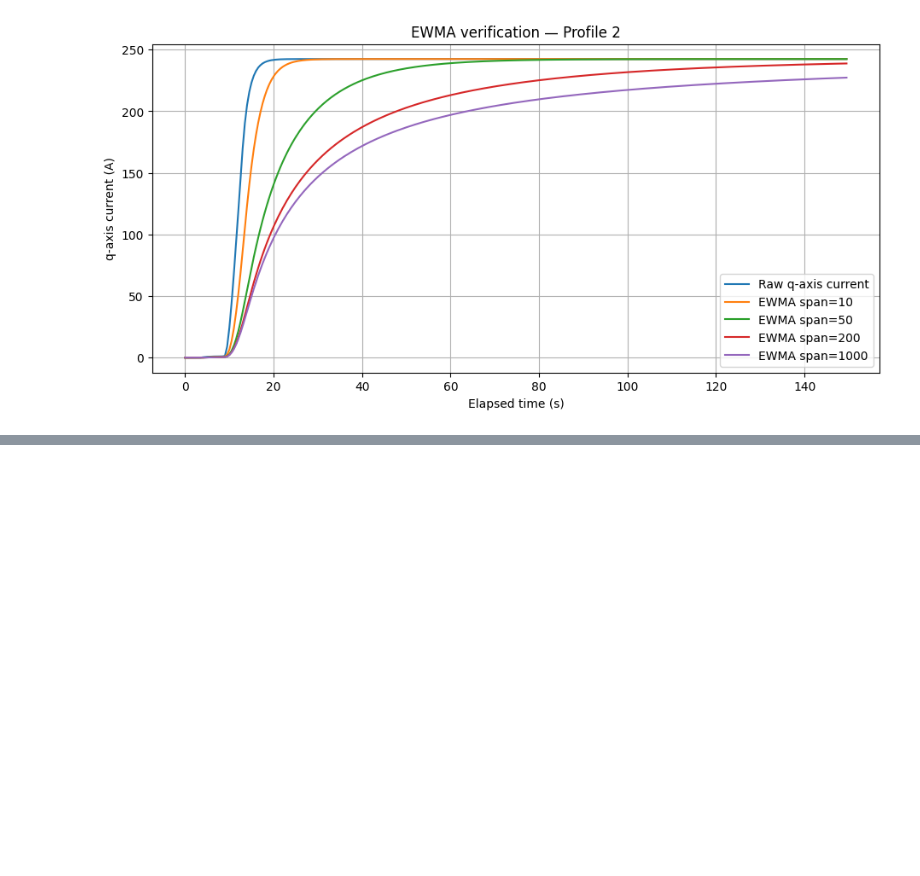
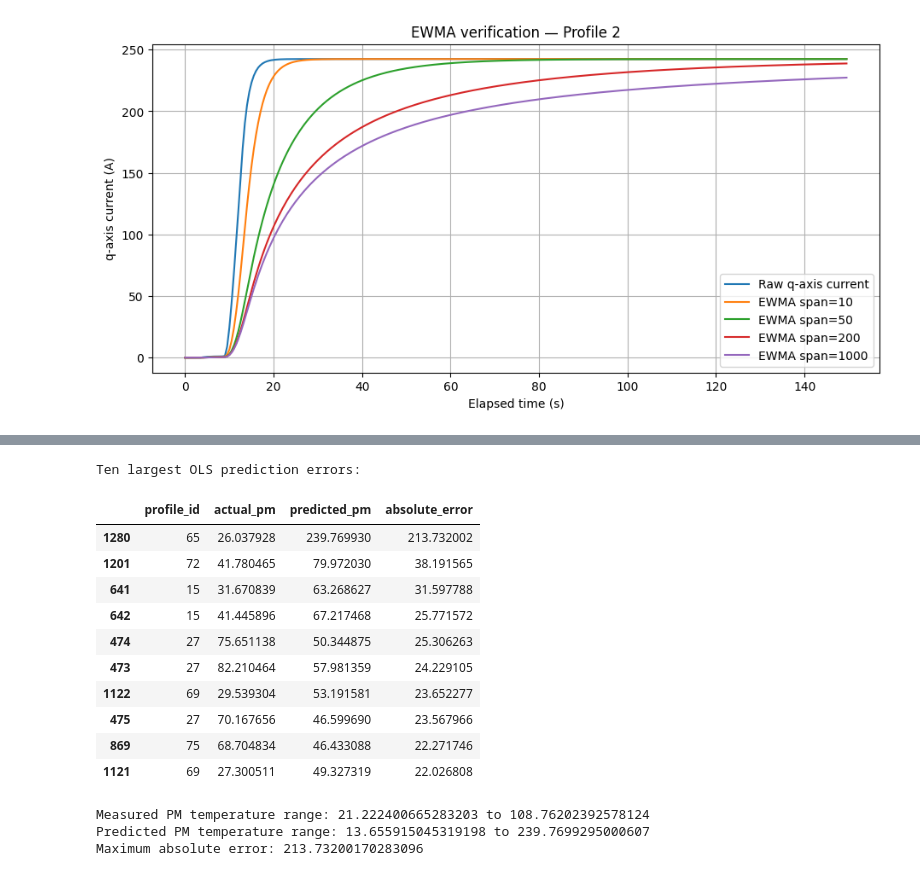
Before and after one commit to Fdau0002/Permanent-Magnet-Temperature-Estimate, a Jupyter notebook: Permanent_Magnet_Temperature_Estimation.ipynb, the cells around one changed output, grey strips where cells are left out. Cells and saved outputs as stored; diff of their text form; code cells hidden in the pictures; blank space fills up the shorter version.

```diff
--- a/Permanent_Magnet_Temperature_Estimation.ipynb
+++ b/Permanent_Magnet_Temperature_Estimation.ipynb
@@ -597,0 +1148,64 @@ plt.show()
+# %%
+
+# STEP 6.2E — Investigate OLS prediction outliers
+
+ols_pipeline = Pipeline([
+    ("scaler", StandardScaler()),
+    ("model", LinearRegression())
+])
+
+ols_pipeline.fit(X_train, y_train)
+
+ols_predictions = ols_pipeline.predict(X_val)
+
+ols_diagnostics = pd.DataFrame({
+    "profile_id": val_sample["profile_id"].to_numpy(),
+    "actual_pm": y_val.to_numpy(),
+    "predicted_pm": ols_predictions
+})
+
+ols_diagnostics["absolute_error"] = abs(
+    ols_diagnostics["actual_pm"]
+    - ols_diagnostics["predicted_pm"]
+)
+
+print("Ten largest OLS prediction errors:")
+
+display(
+    ols_diagnostics.nlargest(
+        10, "absolute_error"
+    )
+)
+
+print(
+    "\nMeasured PM temperature range:",
+    y_val.min(), "to", y_val.max()
+)
+
+print(
+    "Predicted PM temperature range:",
+    ols_predictions.min(),
+    "to",
+    ols_predictions.max()
+)
+
+print(
+    "Maximum absolute error:",
+    ols_diagnostics["absolute_error"].max()
+)
+# %% [output]
+Ten largest OLS prediction errors:
+|  | profile_id | actual_pm | predicted_pm | absolute_error |
+| 1280 | 65 | 26.037928 | 239.769930 | 213.732002 |
+| 1201 | 72 | 41.780465 | 79.972030 | 38.191565 |
+| 641 | 15 | 31.670839 | 63.268627 | 31.597788 |
+| 642 | 15 | 41.445896 | 67.217468 | 25.771572 |
+| 474 | 27 | 75.651138 | 50.344875 | 25.306263 |
+| 473 | 27 | 82.210464 | 57.981359 | 24.229105 |
+| 1122 | 69 | 29.539304 | 53.191581 | 23.652277 |
+| 475 | 27 | 70.167656 | 46.599690 | 23.567966 |
+| 869 | 75 | 68.704834 | 46.433088 | 22.271746 |
+| 1121 | 69 | 27.300511 | 49.327319 | 22.026808 |
+Measured PM temperature range: 21.222400665283203 to 108.76202392578124
+Predicted PM temperature range: 13.655915045319198 to 239.7699295000607
+Maximum absolute error: 213.73200170283096
```
Also changed, not shown: parts of 16 cells of this notebook.
